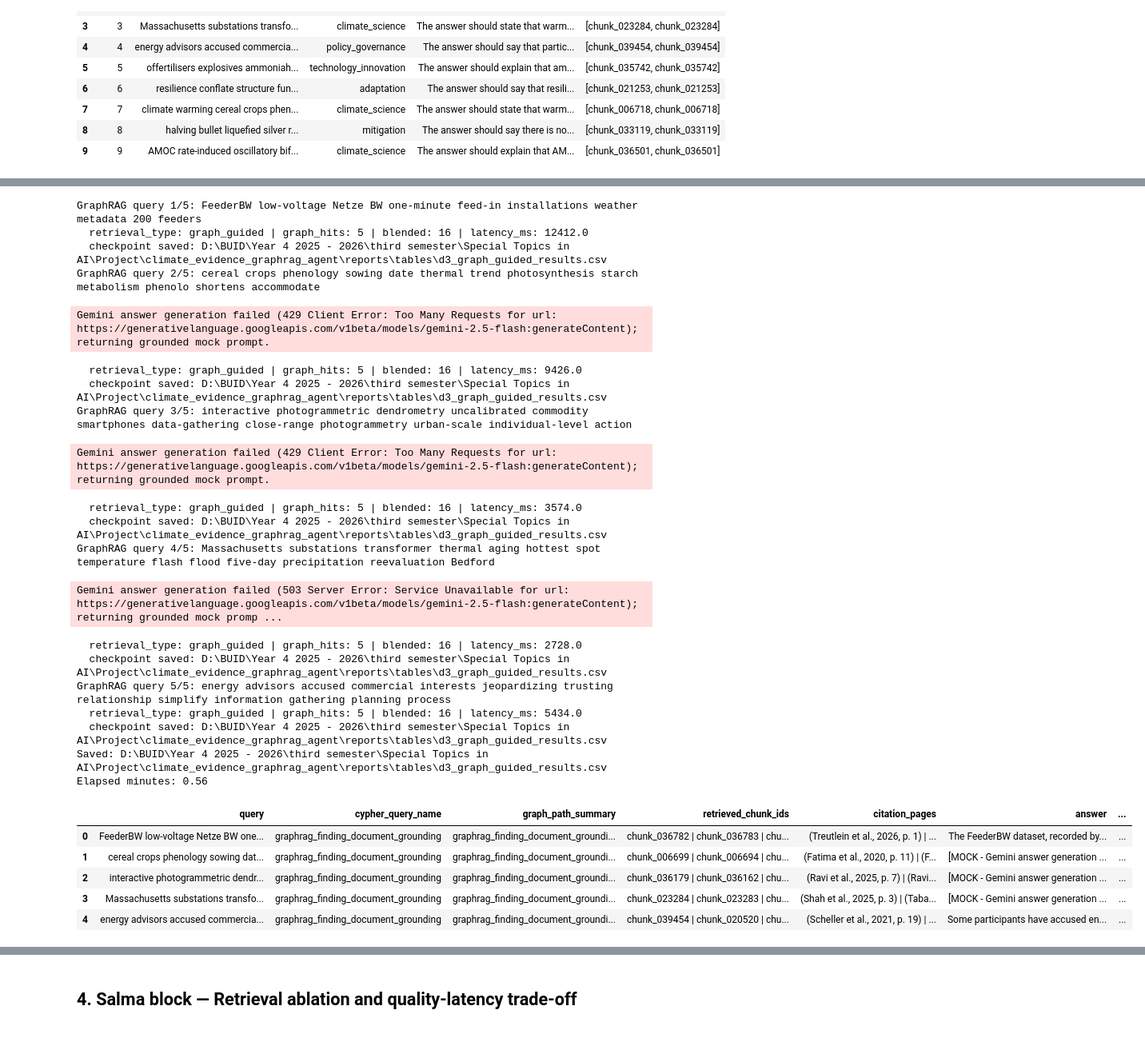
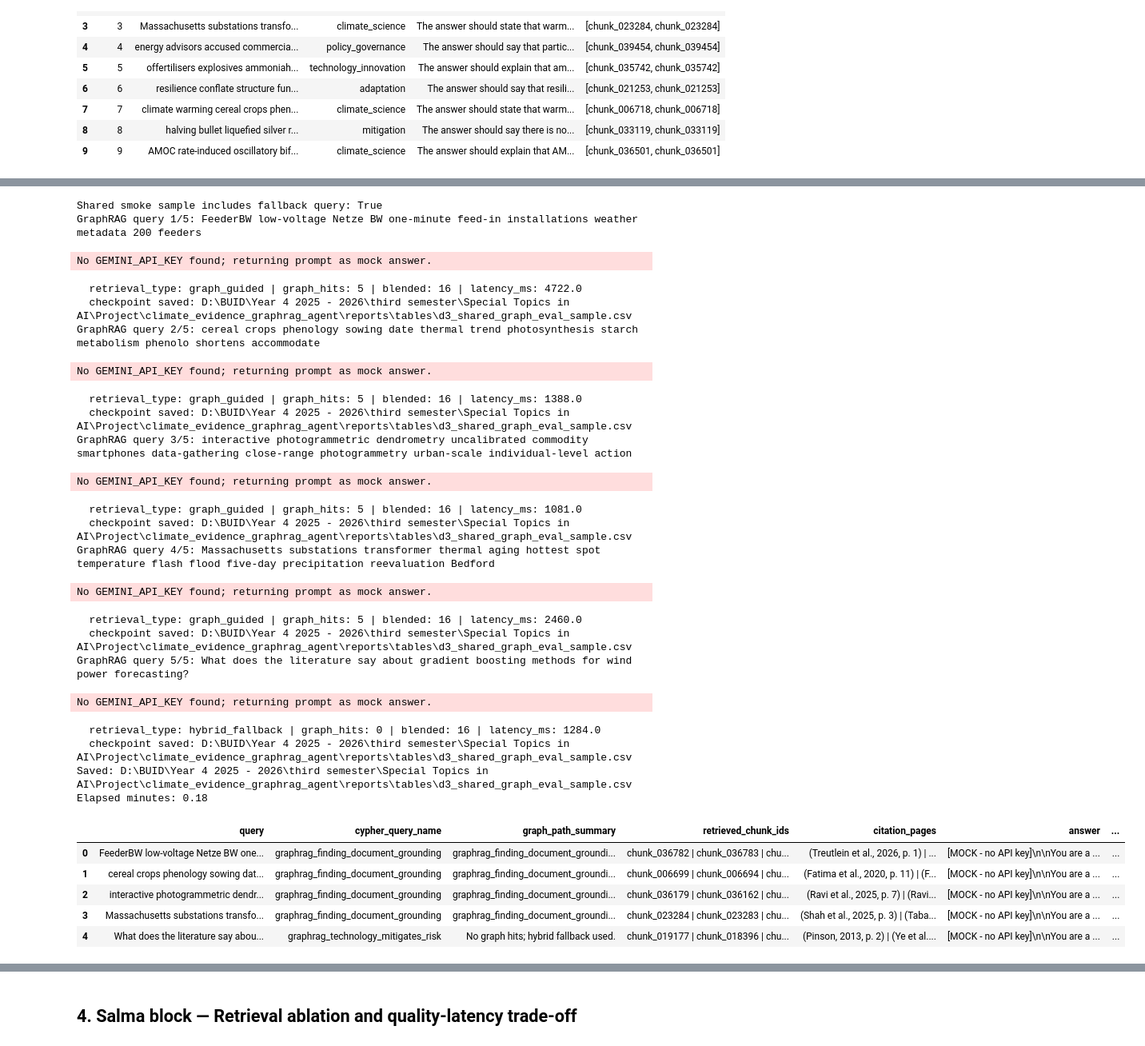
Before and after one commit to Aya15155/climate_evidence_graphrag_agent, a Jupyter notebook: notebooks/D3_graphrag_eval_safety.ipynb, the cells around one changed output, grey strips where cells are left out. Shown at 80% size. Cells and saved outputs as stored; diff of their text form; code cells hidden in the pictures.

```diff
--- a/notebooks/D3_graphrag_eval_safety.ipynb
+++ b/notebooks/D3_graphrag_eval_safety.ipynb
@@ -312,5 +312,6 @@ It runs the existing GraphRAG executor, records the selected Cypher template, gr
 # %%
-GRAPH_GUIDED_RESULTS_PATH = REPORTS_TABLES / "d3_graph_guided_results.csv"
+CANONICAL_GRAPH_GUIDED_RESULTS_PATH = REPORTS_TABLES / "d3_graph_guided_results.csv"
+GRAPH_GUIDED_RESULTS_PATH = REPORTS_TABLES / "d3_shared_graph_eval_sample.csv"
 
 def summarize_graph_path(graph_hits, max_hits=3):
     if not graph_hits:
@@ -344,8 +345,17 @@ GRAPHRAG_EXECUTOR = None
 try:
     from src.rag.graphrag_executor import GraphRAGExecutor
     GRAPHRAG_EXECUTOR = GraphRAGExecutor.from_config(str(CONFIG_PATH))
+    # Stable shared-notebook mode: exercise GraphRAG without spending Gemini quota.
+    if hasattr(GRAPHRAG_EXECUTOR, "selector"):
+        GRAPHRAG_EXECUTOR.selector.llm_classify = False
+        GRAPHRAG_EXECUTOR.selector.gemini_api_key = ""
+    if hasattr(GRAPHRAG_EXECUTOR, "generator"):
+        GRAPHRAG_EXECUTOR.generator.gemini_api_key = ""
+        def _shared_mock_gemini(prompt: str) -> str:
+            return "[MOCK - Gemini disabled for shared D3 notebook]\n\n" + prompt[:1200]
+        GRAPHRAG_EXECUTOR.generator._call_gemini = _shared_mock_gemini
     GRAPHRAG_READY = True
-    print("GraphRAGExecutor ready.")
+    print("GraphRAGExecutor ready in no-Gemini shared evaluation mode.")
 except Exception as exc:
     print("GraphRAGExecutor could not be initialized.")
     print(type(exc).__name__ + ":", str(exc))
@@ -355,14 +369,24 @@ GraphRAGExecutor ready.
 # %%
-# Set to 5 for smoke test. Increase to 30 for final evidence if runtime is acceptable.
+# Smoke test: four normal gold queries plus one known fallback/method query.
+# This keeps runtime small while proving both graph-guided success and safe degradation.
 MAX_GRAPHRAG_EVAL_ROWS = 5
 SAVE_EVERY = 1
+FALLBACK_SMOKE_QUERY = "What does the literature say about gradient boosting methods for wind power forecasting?"
 
 if not GRAPHRAG_READY:
     print("Skipped GraphRAG evidence run because GraphRAGExecutor is not ready.")
 elif eval_df.empty:
     print("Skipped GraphRAG evidence run because eval_df is empty.")
 else:
-    graph_eval_df = eval_df.head(MAX_GRAPHRAG_EVAL_ROWS).copy()
+    query_series = eval_df["query"].astype(str)
+    fallback_mask = query_series.str.contains("gradient boosting", case=False, na=False)
+    base_df = eval_df.loc[~fallback_mask].head(MAX_GRAPHRAG_EVAL_ROWS - 1).copy()
+    if fallback_mask.any():
+        fallback_df = eval_df.loc[fallback_mask].head(1).copy()
+    else:
+        fallback_df = pd.DataFrame([{"query": FALLBACK_SMOKE_QUERY}])
+    graph_eval_df = pd.concat([base_df, fallback_df], ignore_index=True).drop_duplicates(subset=["query"]).head(MAX_GRAPHRAG_EVAL_ROWS)
+    print("Shared smoke sample includes fallback query:", any(graph_eval_df["query"].astype(str).str.contains("gradient boosting", case=False, na=False)))
     graph_records = []
     start_all = time.perf_counter()
 
@@ -414,54 +438,57 @@ else:
                 "cypher_query_name": None,
                 "graph_path_summary": "",
                 "retrieved_chunk_ids": "",
                 "citation_pages": "",
                 "answer": "",
                 "answer_citations": "",
                 "fallback_used": True,
                 "latency_ms": latency_ms,
                 "failure_note": f"GraphRAG execution failed: {type(exc).__name__}: {str(exc)}",
                 "retrieval_type": "error",
                 "graph_hit_count": 0,
                 "blended_chunk_count": 0,
             }
             print("  FAILED:", record["failure_note"])
 
         graph_records.append(record)
 
         if i % SAVE_EVERY == 0:
             pd.DataFrame(graph_records).to_csv(GRAPH_GUIDED_RESULTS_PATH, index=False)
             print("  checkpoint saved:", GRAPH_GUIDED_RESULTS_PATH)
 
     graph_results_df = pd.DataFrame(graph_records)
     graph_results_df.to_csv(GRAPH_GUIDED_RESULTS_PATH, index=False)
 
     print("Saved:", GRAPH_GUIDED_RESULTS_PATH)
     print("Elapsed minutes:", round((time.perf_counter() - start_all) / 60, 2))
     display(graph_results_df.head())
 # %% [output]
+Shared smoke sample includes fallback query: True
 GraphRAG query 1/5: FeederBW low-voltage Netze BW one-minute feed-in installations weather metadata 200 feeders
-  retrieval_type: graph_guided | graph_hits: 5 | blended: 16 | latency_ms: 12412.0
-  checkpoint saved: D:\BUID\Year 4 2025 - 2026\third semester\Special Topics in AI\Project\climate_evidence_graphrag_agent\reports\tables\d3_graph_guided_results.csv
-GraphRAG query 2/5: cereal crops phenology sowing date thermal trend photosynthesis starch metabolism phenolo shortens accommodate
-Gemini answer generation failed (429 Client Error: Too Many Requests for url: https://generativelanguage.googleapis.com/v1beta/models/gemini-2.5-flash:generateContent); returning grounded mock prompt.
+No GEMINI_API_KEY found; returning prompt as mock answer.
-  retrieval_type: graph_guided | graph_hits: 5 | blended: 16 | latency_ms: 9426.0
-  checkpoint saved: D:\BUID\Year 4 2025 - 2026\third semester\Special Topics in AI\Project\climate_evidence_graphrag_agent\reports\tables\d3_graph_guided_results.csv
-GraphRAG query 3/5: interactive photogrammetric dendrometry uncalibrated commodity smartphones data-gathering close-range photogrammetry urban-scale individual-level action
+  retrieval_type: graph_guided | graph_hits: 5 | blended: 16 | latency_ms: 4722.0
+  checkpoint saved: D:\BUID\Year 4 2025 - 2026\third semester\Special Topics in AI\Project\climate_evidence_graphrag_agent\reports\tables\d3_shared_graph_eval_sample.csv
+GraphRAG query 2/5: cereal crops phenology sowing date thermal trend photosynthesis starch metabolism phenolo shortens accommodate
-Gemini answer generation failed (429 Client Error: Too Many Requests for url: https://generativelanguage.googleapis.com/v1beta/models/gemini-2.5-flash:generateContent); returning grounded mock prompt.
+No GEMINI_API_KEY found; returning prompt as mock answer.
-  retrieval_type: graph_guided | graph_hits: 5 | blended: 16 | latency_ms: 3574.0
-  checkpoint saved: D:\BUID\Year 4 2025 - 2026\third semester\Special Topics in AI\Project\climate_evidence_graphrag_agent\reports\tables\d3_graph_guided_results.csv
-GraphRAG query 4/5: Massachusetts substations transformer thermal aging hottest spot temperature flash flood five-day precipitation reevaluation Bedford
+  retrieval_type: graph_guided | graph_hits: 5 | blended: 16 | latency_ms: 1388.0
+  checkpoint saved: D:\BUID\Year 4 2025 - 2026\third semester\Special Topics in AI\Project\climate_evidence_graphrag_agent\reports\tables\d3_shared_graph_eval_sample.csv
+GraphRAG query 3/5: interactive photogrammetric dendrometry uncalibrated commodity smartphones data-gathering close-range photogrammetry urban-scale individual-level action
-Gemini answer generation failed (503 Server Error: Service Unavailable for url: https://generativelanguage.googleapis.com/v1beta/models/gemini-2.5-flash:generateContent); returning grounded mock promp ...
+No GEMINI_API_KEY found; returning prompt as mock answer.
-  retrieval_type: graph_guided | graph_hits: 5 | blended: 16 | latency_ms: 2728.0
-  checkpoint saved: D:\BUID\Year 4 2025 - 2026\third semester\Special Topics in AI\Project\climate_evidence_graphrag_agent\reports\tables\d3_graph_guided_results.csv
-GraphRAG query 5/5: energy advisors accused commercial interests jeopardizing trusting relationship simplify information gathering planning process
-  retrieval_type: graph_guided | graph_hits: 5 | blended: 16 | latency_ms: 5434.0
-  checkpoint saved: D:\BUID\Year 4 2025 - 2026\third semester\Special Topics in AI\Project\climate_evidence_graphrag_agent\reports\tables\d3_graph_guided_results.csv
-Saved: D:\BUID\Year 4 2025 - 2026\third semester\Special Topics in AI\Project\climate_evidence_graphrag_agent\reports\tables\d3_graph_guided_results.csv
-Elapsed minutes: 0.56
+  retrieval_type: graph_guided | graph_hits: 5 | blended: 16 | latency_ms: 1081.0
+  checkpoint saved: D:\BUID\Year 4 2025 - 2026\third semester\Special Topics in AI\Project\climate_evidence_graphrag_agent\reports\tables\d3_shared_graph_eval_sample.csv
+GraphRAG query 4/5: Massachusetts substations transformer thermal aging hottest spot temperature flash flood five-day precipitation reevaluation Bedford
+No GEMINI_API_KEY found; returning prompt as mock answer.
+  retrieval_type: graph_guided | graph_hits: 5 | blended: 16 | latency_ms: 2460.0
+  checkpoint saved: D:\BUID\Year 4 2025 - 2026\third semester\Special Topics in AI\Project\climate_evidence_graphrag_agent\reports\tables\d3_shared_graph_eval_sample.csv
+GraphRAG query 5/5: What does the literature say about gradient boosting methods for wind power forecasting?
+No GEMINI_API_KEY found; returning prompt as mock answer.
+  retrieval_type: hybrid_fallback | graph_hits: 0 | blended: 16 | latency_ms: 1284.0
+  checkpoint saved: D:\BUID\Year 4 2025 - 2026\third semester\Special Topics in AI\Project\climate_evidence_graphrag_agent\reports\tables\d3_shared_graph_eval_sample.csv
+Saved: D:\BUID\Year 4 2025 - 2026\third semester\Special Topics in AI\Project\climate_evidence_graphrag_agent\reports\tables\d3_shared_graph_eval_sample.csv
+Elapsed minutes: 0.18
 |  | query | cypher_query_name | graph_path_summary | retrieved_chunk_ids | citation_pages | answer | ... |
-| 0 | FeederBW low-voltage Netze BW one... | graphrag_finding_document_grounding | graphrag_finding_document_groundi... | chunk_036782 | chunk_036783 | chu... | (Treutlein et al., 2026, p. 1) | ... | The FeederBW dataset, recorded by... | ... |
-| 1 | cereal crops phenology sowing dat... | graphrag_finding_document_grounding | graphrag_finding_document_groundi... | chunk_006699 | chunk_006694 | chu... | (Fatima et al., 2020, p. 11) | (F... | [MOCK - Gemini answer generation ... | ... |
-| 2 | interactive photogrammetric dendr... | graphrag_finding_document_grounding | graphrag_finding_document_groundi... | chunk_036179 | chunk_036162 | chu... | (Ravi et al., 2025, p. 7) | (Ravi... | [MOCK - Gemini answer generation ... | ... |
-| 3 | Massachusetts substations transfo... | graphrag_finding_document_grounding | graphrag_finding_document_groundi... | chunk_023284 | chunk_023283 | chu... | (Shah et al., 2025, p. 3) | (Taba... | [MOCK - Gemini answer generation ... | ... |
-| 4 | energy advisors accused commercia... | graphrag_finding_document_grounding | graphrag_finding_document_groundi... | chunk_039454 | chunk_020520 | chu... | (Scheller et al., 2021, p. 19) | ... | Some participants have accused en... | ... |
+| 0 | FeederBW low-voltage Netze BW one... | graphrag_finding_document_grounding | graphrag_finding_document_groundi... | chunk_036782 | chunk_036783 | chu... | (Treutlein et al., 2026, p. 1) | ... | [MOCK - no API key]\n\nYou are a ... | ... |
+| 1 | cereal crops phenology sowing dat... | graphrag_finding_document_grounding | graphrag_finding_document_groundi... | chunk_006699 | chunk_006694 | chu... | (Fatima et al., 2020, p. 11) | (F... | [MOCK - no API key]\n\nYou are a ... | ... |
+| 2 | interactive photogrammetric dendr... | graphrag_finding_document_grounding | graphrag_finding_document_groundi... | chunk_036179 | chunk_036162 | chu... | (Ravi et al., 2025, p. 7) | (Ravi... | [MOCK - no API key]\n\nYou are a ... | ... |
+| 3 | Massachusetts substations transfo... | graphrag_finding_document_grounding | graphrag_finding_document_groundi... | chunk_023284 | chunk_023283 | chu... | (Shah et al., 2025, p. 3) | (Taba... | [MOCK - no API key]\n\nYou are a ... | ... |
+| 4 | What does the literature say abou... | graphrag_technology_mitigates_risk | No graph hits; hybrid fallback used. | chunk_019177 | chunk_018396 | chu... | (Pinson, 2013, p. 2) | (Ye et al.... | [MOCK - no API key]\n\nYou are a ... | ... |
```
Also changed, not shown: parts of 6 cells of this notebook, 9 other files.
